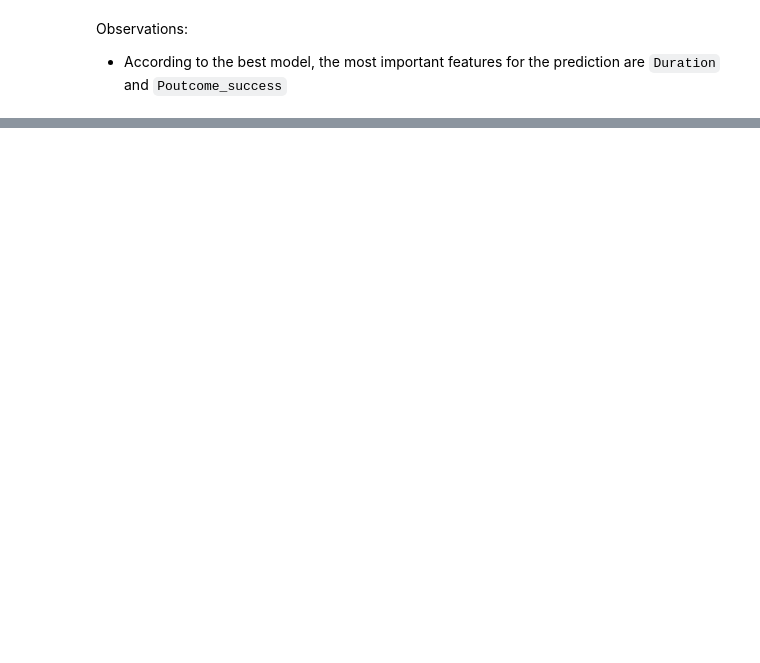
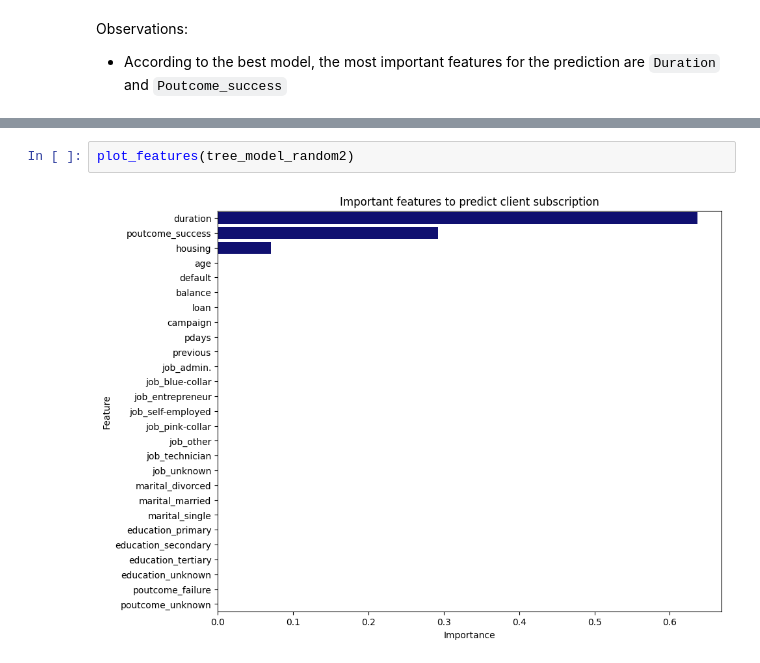
Before and after one commit to nadiaverdha/MachineLearningEx1, a Jupyter notebook: Ex1_bank.ipynb, the cells around one changed output, grey strips where cells are left out. Cells and saved outputs as stored; diff of their text form; blank space fills up the shorter version.

```diff
--- a/Ex1_bank.ipynb
+++ b/Ex1_bank.ipynb
@@ -658,0 +637,4 @@ Observations:
+# %%
+plot_features(tree_model_random2)
+# %% [output]
+[figure, added]
```
Also changed, not shown: parts of 36 cells of this notebook.
